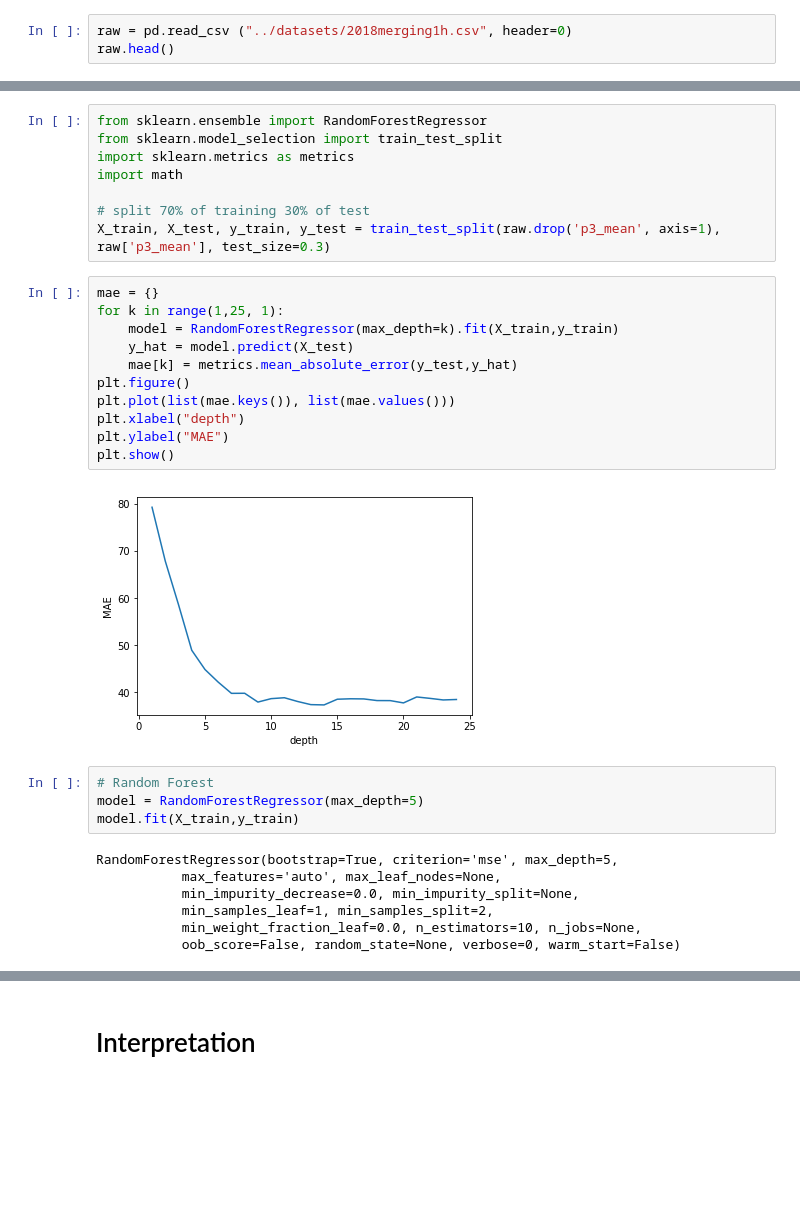
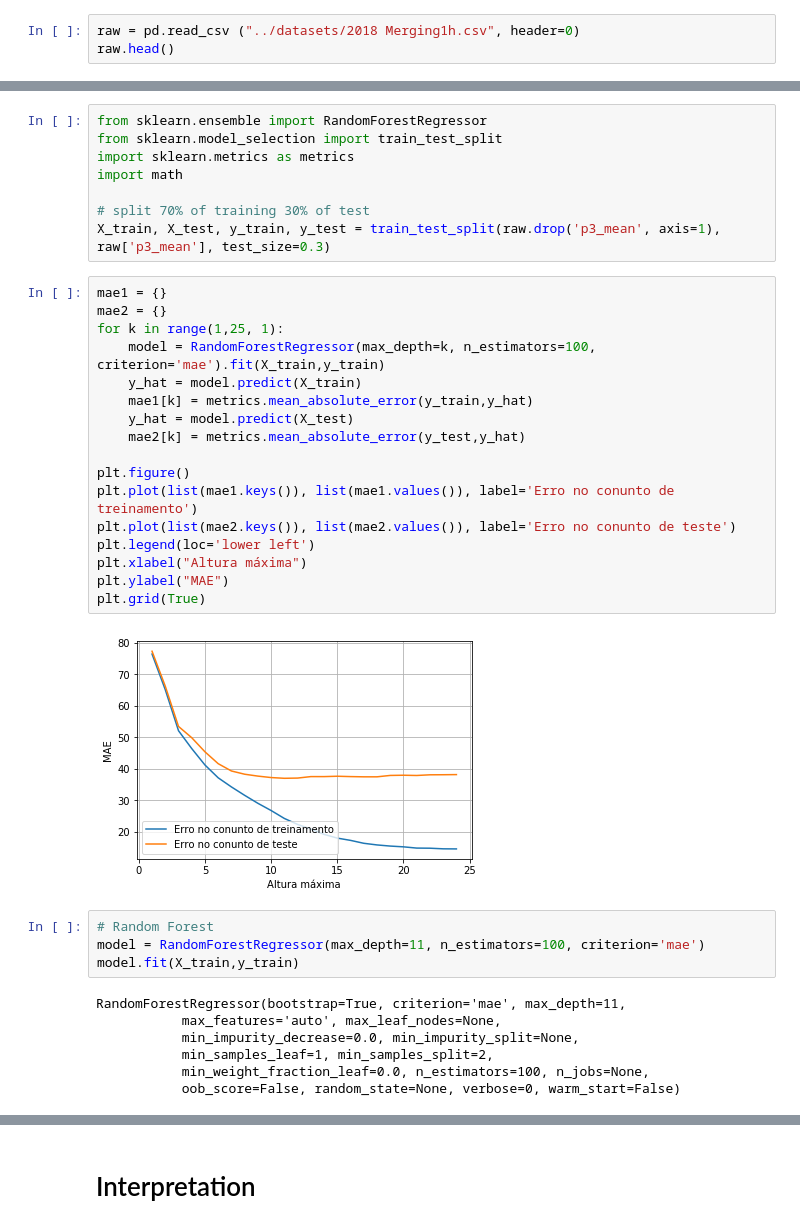
Before and after one commit to LeonardoSanBenitez/Loris-Industrial-Intelligence, a Jupyter notebook: pythonCodes/01 - WeatherRegression/4 - Random Forest (2018 merged database).ipynb, the cells around one changed output, grey strips where cells are left out. Drawn from its saved outputs; the diff is of its cells as text; blank space fills up the shorter version.

```diff
--- a/pythonCodes/01 - WeatherRegression/4 - Random Forest (2018 merged database).ipynb
+++ b/pythonCodes/01 - WeatherRegression/4 - Random Forest (2018 merged database).ipynb
@@ -10,7 +10,7 @@ import seaborn as sns
 import matplotlib.pyplot as plt
 %matplotlib inline
 # %%
-raw = pd.read_csv ("../datasets/2018merging1h.csv", header=0)
+raw = pd.read_csv ("../datasets/2018 Merging1h.csv", header=0)
 raw.head()
 # %% [output]
 |  | timestamp | temp_celsius | pression | windspeed_mps | voltage_mean | p3_mean | cosphi_mean | load_factor | ... |
@@ -36,28 +36,34 @@ import math
 # split 70% of training 30% of test
 X_train, X_test, y_train, y_test = train_test_split(raw.drop('p3_mean', axis=1), raw['p3_mean'], test_size=0.3)
 # %%
-mae = {}
+mae1 = {}
+mae2 = {}
 for k in range(1,25, 1):
-    model = RandomForestRegressor(max_depth=k).fit(X_train,y_train)
+    model = RandomForestRegressor(max_depth=k, n_estimators=100, criterion='mae').fit(X_train,y_train)
+    y_hat = model.predict(X_train)
+    mae1[k] = metrics.mean_absolute_error(y_train,y_hat)
     y_hat = model.predict(X_test)
-    mae[k] = metrics.mean_absolute_error(y_test,y_hat)
+    mae2[k] = metrics.mean_absolute_error(y_test,y_hat)
+
 plt.figure()
-plt.plot(list(mae.keys()), list(mae.values()))
-plt.xlabel("depth")
+plt.plot(list(mae1.keys()), list(mae1.values()), label='Erro no conunto de treinamento')
+plt.plot(list(mae2.keys()), list(mae2.values()), label='Erro no conunto de teste')
+plt.legend(loc='lower left')
+plt.xlabel("Altura máxima")
 plt.ylabel("MAE")
-plt.show()
+plt.grid(True)
 # %% [output]
-[figure, old version]
+[figure, new version]
 # %%
 # Random Forest
-model = RandomForestRegressor(max_depth=5)
+model = RandomForestRegressor(max_depth=11, n_estimators=100, criterion='mae')
 model.fit(X_train,y_train)
 # %% [output]
-RandomForestRegressor(bootstrap=True, criterion='mse', max_depth=5,
+RandomForestRegressor(bootstrap=True, criterion='mae', max_depth=11,
            max_features='auto', max_leaf_nodes=None,
            min_impurity_decrease=0.0, min_impurity_split=None,
            min_samples_leaf=1, min_samples_split=2,
-           min_weight_fraction_leaf=0.0, n_estimators=10, n_jobs=None,
+           min_weight_fraction_leaf=0.0, n_estimators=100, n_jobs=None,
            oob_score=False, random_state=None, verbose=0, warm_start=False)
 # %%
 # TEST
```
Also changed, not shown: parts of 2 cells of this notebook.
